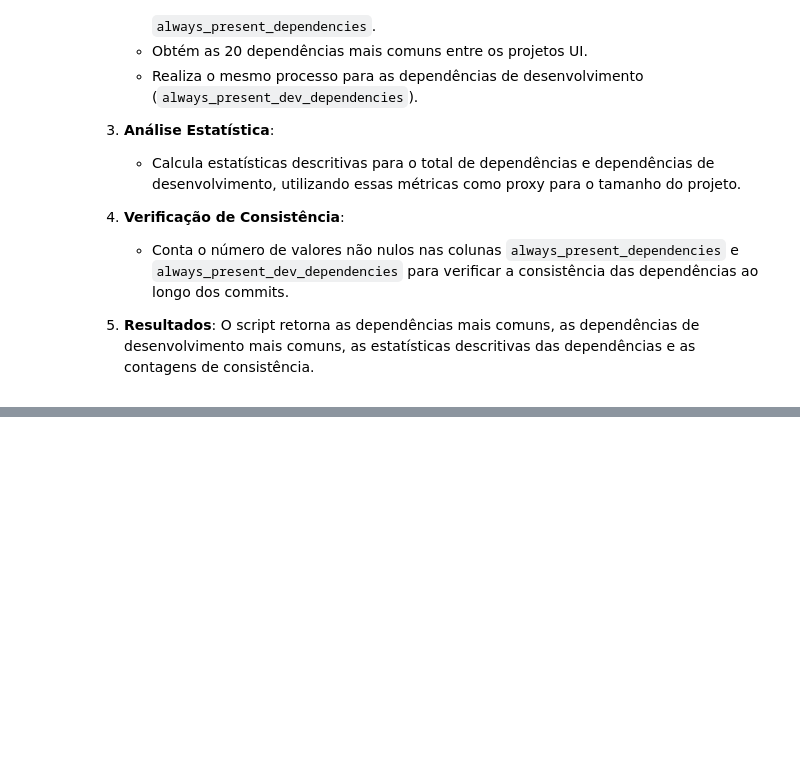
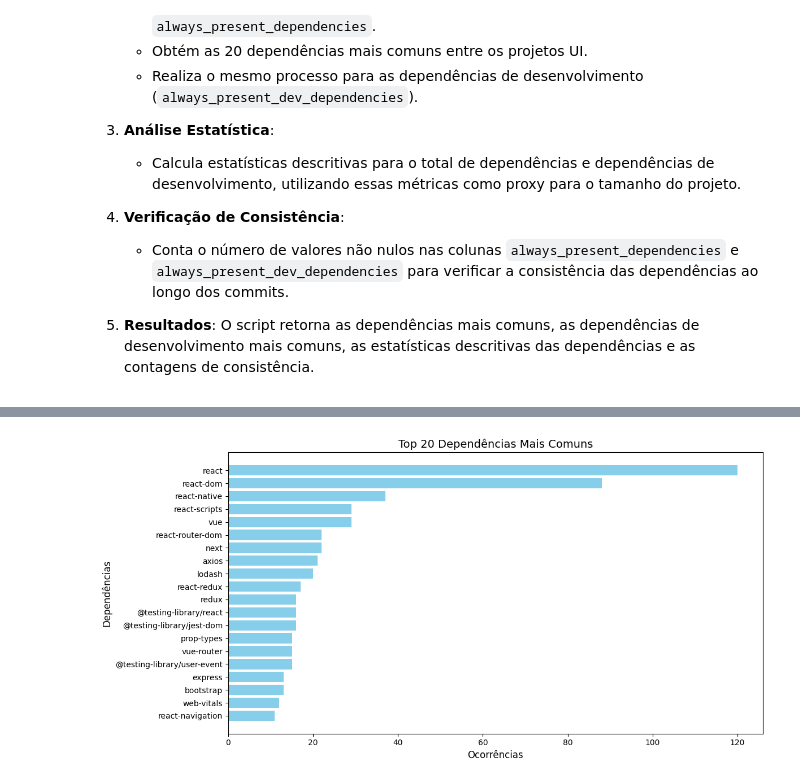
Before and after one commit to MatheusRodrigues-Dev/Mineracao-Repositorio-Foco-UI, a Jupyter notebook: Code/14-analise-dependencies.ipynb, the cells around one changed output, grey strips where cells are left out. Saved outputs shown, nothing was run; the diff lists cells and outputs as text; code cells hidden in the pictures; blank space fills up the shorter version.

Commit message:
Novas imagens

```diff
--- a/Code/14-analise-dependencies.ipynb
+++ b/Code/14-analise-dependencies.ipynb
@@ -307,0 +253,94 @@ most_common_dependencies, most_common_devdependencies ,total_dependencies_stats,
+# %%
+import pandas as pd
+import matplotlib.pyplot as plt
+from collections import Counter
+import os
+
+# Caminho para o arquivo CSV
+file_path = '../Database/Questao3/final_analysis.csv'
+
+# Carregar os dados do CSV
+try:
+    data = pd.read_csv(file_path)
+except FileNotFoundError:
+    print(f"Arquivo não encontrado: {file_path}")
+    exit()
+
+# 1. Dependências mais comuns
+# Processar as colunas de dependências e contar ocorrências
+if 'always_present_dependencies' in data.columns:
+    all_dependencies = data['always_present_dependencies'].dropna().str.split(',').sum()
+    dependency_counts = Counter([dep.strip() for dep in all_dependencies])
+    most_common_dependencies = dependency_counts.most_common(20)
+else:
+    most_common_dependencies = []
+
+if 'always_present_dev_dependencies' in data.columns:
+    all_devdependencies = data['always_present_dev_dependencies'].dropna().str.split(',').sum()
+    devdependency_counts = Counter([dep.strip() for dep in all_devdependencies])
+    most_common_devdependencies = devdependency_counts.most_common(20)
+else:
+    most_common_devdependencies = []
+
+# 2. Estatísticas descritivas
+if {'total_unique_dependencies', 'total_unique_dev_dependencies'}.issubset(data.columns):
+    total_dependencies_stats = data[['total_unique_dependencies', 'total_unique_dev_dependencies']].describe()
+else:
+    total_dependencies_stats = None
+
+# 3. Consistência das dependências
+if {'always_present_dependencies', 'always_present_dev_dependencies'}.issubset(data.columns):
+    consistency_counts = data[['always_present_dependencies', 'always_present_dev_dependencies']].notnull().sum()
+else:
+    consistency_counts = None
+
+# Criar gráficos
+output_dir = '../Image/Questao3/'
+os.makedirs(output_dir, exist_ok=True)
+
+# Gráfico 1: Dependências mais comuns
+if most_common_dependencies:
+    dependencies, counts = zip(*most_common_dependencies)
+    plt.figure(figsize=(12, 6))
+    plt.barh(dependencies, counts, color='skyblue')
+    plt.title('Top 20 Dependências Mais Comuns', fontsize=14)
+    plt.xlabel('Ocorrências', fontsize=12)
+    plt.ylabel('Dependências', fontsize=12)
+    plt.gca().invert_yaxis()
+    plt.tight_layout()
+    plt.savefig(f'{output_dir}most_common_dependencies.png')
+
+# Gráfico 2: Dependências de desenvolvimento mais comuns
+if most_common_devdependencies:
+    dev_dependencies, dev_counts = zip(*most_common_devdependencies)
+    plt.figure(figsize=(12, 6))
+    plt.barh(dev_dependencies, dev_counts, color='salmon')
+    plt.title('Top 20 Dependências de Desenvolvimento Mais Comuns', fontsize=14)
+    plt.xlabel('Ocorrências', fontsize=12)
+    plt.ylabel('Dependências', fontsize=12)
+    plt.gca().invert_yaxis()
+    plt.tight_layout()
+    plt.savefig(f'{output_dir}most_common_dev_dependencies.png')
+
+# Gráfico 3: Estatísticas descritivas
+if total_dependencies_stats is not None:
+    plt.figure(figsize=(8, 6))
+    data[['total_unique_dependencies', 'total_unique_dev_dependencies']].boxplot()
+    plt.title('Distribuição de Dependências e Dependências de Desenvolvimento', fontsize=14)
+    plt.ylabel('Contagem', fontsize=12)
+    plt.xticks([1, 2], ['Dependências', 'Dependências de Desenvolvimento'], fontsize=10)
+    plt.tight_layout()
+    plt.savefig(f'{output_dir}total_dependencies_stats.png')
+
+# Gráfico 4: Consistência das dependências
+if consistency_counts is not None:
+    plt.figure(figsize=(6, 4))
+    consistency_counts.plot(kind='bar', color=['green', 'orange'])
+    plt.title('Consistência de Dependências', fontsize=14)
+    plt.ylabel('Contagem', fontsize=12)
+    plt.xticks(rotation=0, fontsize=10)
+    plt.tight_layout()
+    plt.savefig(f'{output_dir}consistency_counts.png')
+
+print("Gráficos gerados com sucesso!")
+# %% [output]
@@ -307,0 +348 @@ most_common_dependencies, most_common_devdependencies ,total_dependencies_stats,
+[figure, added]
```
Also changed, not shown: parts of 2 cells of this notebook, 10 other files.
